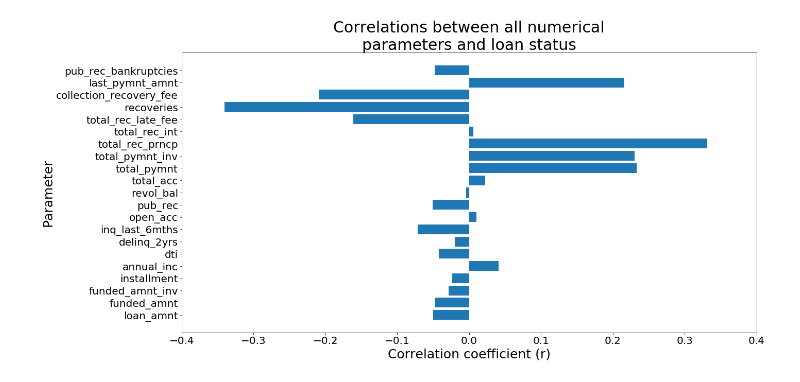
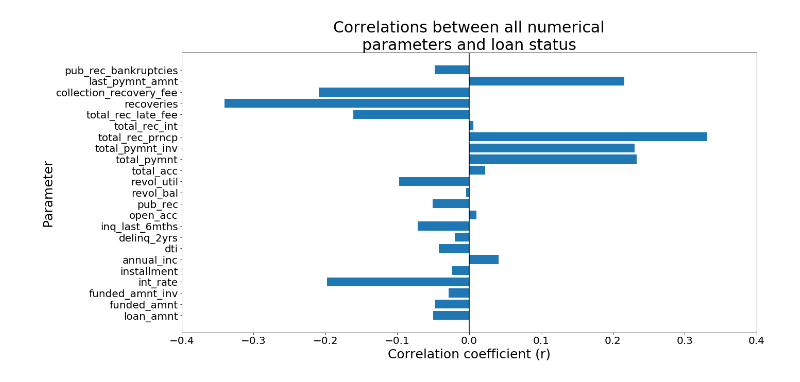
Before and after one commit to HilaGast/ml_final_ex, a Jupyter notebook: ML report Omri & Hila.ipynb, the cells around one changed output. Saved outputs shown, nothing was run; the diff lists cells and outputs as text; code cells hidden in the pictures.

```diff
--- a/ML report Omri & Hila.ipynb
+++ b/ML report Omri & Hila.ipynb
@@ -20,0 +88,5 @@ loan_stats_data=loan_stats_data[[c for c in list(loan_stats_data) if loan_stats_
+# %%
+print('int_rate:')
+print(loan_stats_data.int_rate.unique())
+# Seems like a a numeric variable so we will change it to float fractions:
+loan_stats_data['int_rate']=loan_stats_data['int_rate'].str.rstrip('%').astype('float')/100
@@ -20,0 +111,5 @@ loan_stats_data=loan_stats_data[[c for c in list(loan_stats_data) if loan_stats_
+# %%
+print('issue_d:')
+print(loan_stats_data.issue_d.unique())
+# We will examine the month as a categorical predictor:
+loan_stats_data['issue_d'] = loan_stats_data['issue_d'].str[0:3]
@@ -20,0 +128,5 @@ loan_stats_data=loan_stats_data[[c for c in list(loan_stats_data) if loan_stats_
+# %%
+print('revol_util:')
+print(loan_stats_data.revol_util.unique())
+# Seems like a a numeric variable so we will change it to float fractions:
+loan_stats_data['revol_util']=loan_stats_data['revol_util'].str.rstrip('%').astype('float')/100
@@ -21,21 +158,22 @@ loan_stats_data=loan_stats_data[[c for c in list(loan_stats_data) if loan_stats_
 # %%
 # Find numeric variables:
 numeric_data = loan_stats_data._get_numeric_data()
 
 # Find correlations between each column to the loan_status_bool:
 r = numeric_data.corr(method="pearson")
 
 plt.figure(figsize=(20,10))
 plt.barh(r.columns[:-1],r.loan_status_bool[:-1])
+plt.axvline(color='black')
 plt.xlim(-0.4, 0.4)
 plt.xticks(fontsize=20)
 plt.yticks(fontsize=20)
 plt.ylabel('Parameter',fontsize=25)
 plt.xlabel('Correlation coefficient (r)', fontsize=25)
 plt.title('Correlations between all numerical\nparameters and loan status',fontsize=30)
 plt.show()
 # %% [output]
-[figure, old version]
+[figure, new version]
 # %%
 # Choose only numeric parametirs with an absolute correlation greater than 0.1:
 r = r.loan_status_bool[:-1]
```
Also changed, not shown: parts of 20 cells of this notebook, 1 other file.
